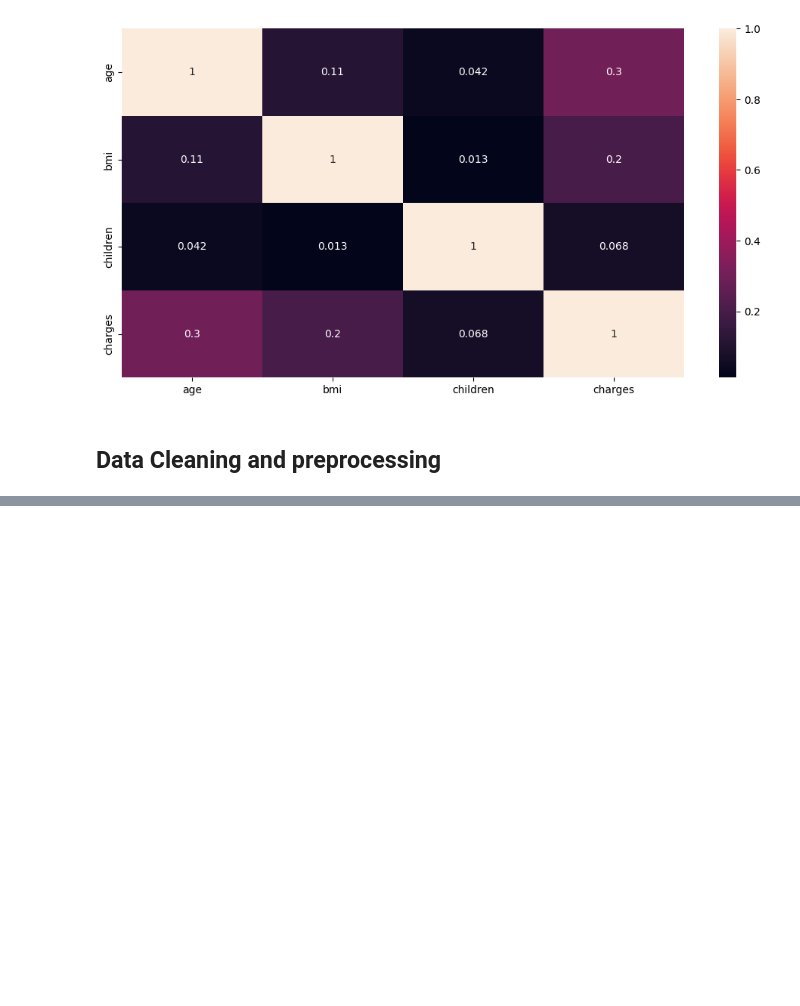
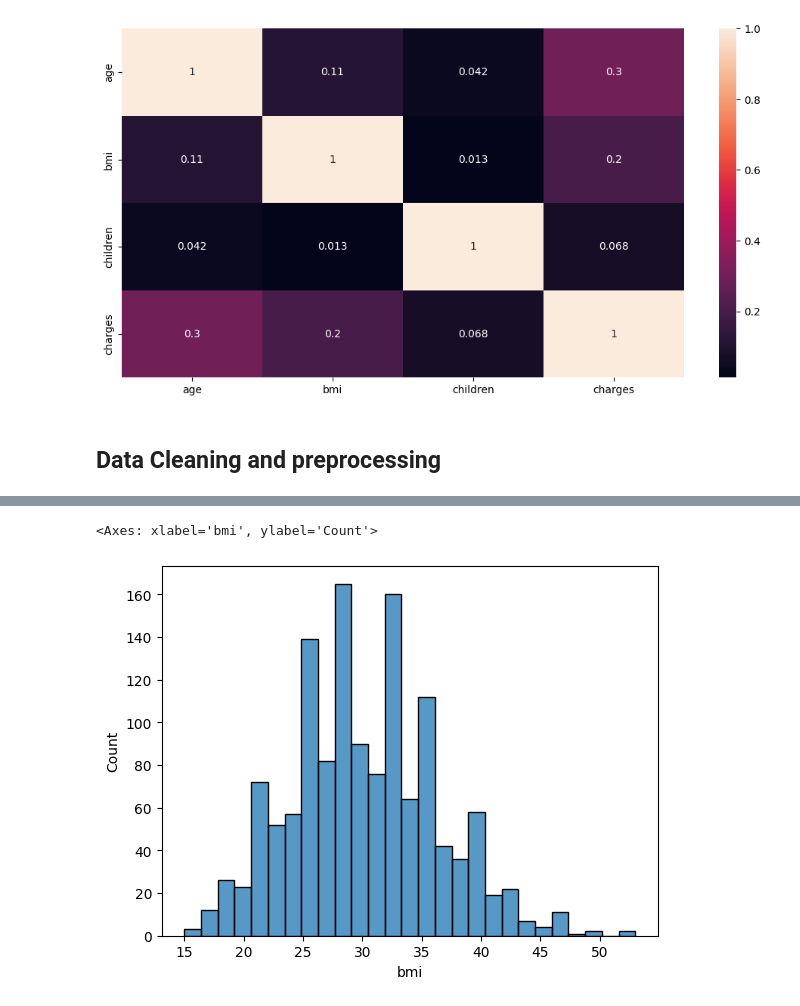
Before and after one commit to ManabBiswas/Machine-Learning, a Jupyter notebook: ML_ project_1/insurance.ipynb, the cells around one changed output, grey strips where cells are left out. Drawn from its saved outputs; the diff is of its cells as text; code cells hidden in the pictures; blank space fills up the shorter version.

```diff
--- a/ML_ project_1/insurance.ipynb
+++ b/ML_ project_1/insurance.ipynb
@@ -151,0 +243,3 @@ sns.heatmap(df.corr(numeric_only=True), annot=True)
+# %%
+dfc['smoker'] = dfc['smoker'].map({'no':0, 'yes':1})
+dfc.head()
@@ -151,0 +253,2 @@ sns.heatmap(df.corr(numeric_only=True), annot=True)
+# %%
+dfc.rename(columns={'sex':'is_female', 'smoker':'is_smoker'}, inplace=True)
@@ -151,0 +274,2 @@ sns.heatmap(df.corr(numeric_only=True), annot=True)
+# %%
+dfc = pd.get_dummies(dfc,columns=['region'], drop_first=True)
@@ -151,0 +285,3 @@ sns.heatmap(df.corr(numeric_only=True), annot=True)
+# %%
+dfc = dfc.astype('int')
+dfc.head()
@@ -151,0 +302,5 @@ sns.heatmap(df.corr(numeric_only=True), annot=True)
+# %%
+sns.histplot(dfc['bmi'])
+# %% [output]
+<Axes: xlabel='bmi', ylabel='Count'>
+[figure, added]
```
Also changed, not shown: parts of 17 cells of this notebook.
